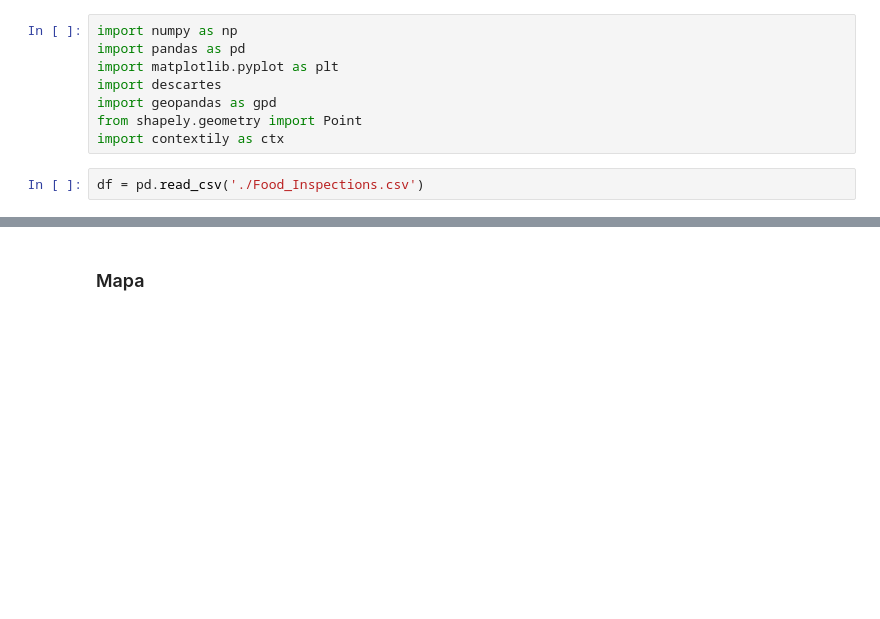
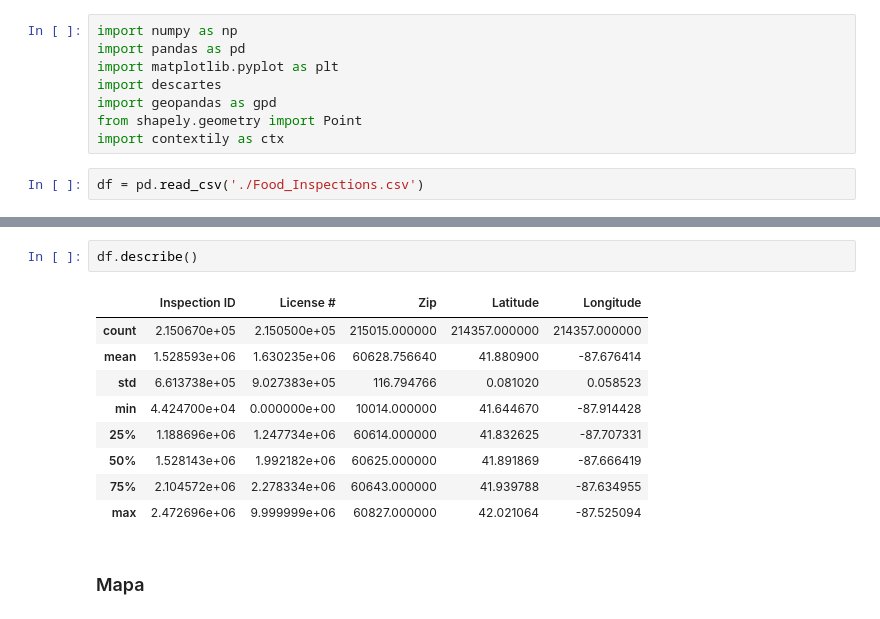
Before and after one commit to DorelyMS/data-product-architecture, a Jupyter notebook: notebooks/eda/Visualizaciones_bruno.ipynb, the cells around one changed output, grey strips where cells are left out. Cells and saved outputs as stored; diff of their text form; blank space fills up the shorter version.

```diff
--- a/notebooks/eda/Visualizaciones.ipynb
+++ b/notebooks/eda/Visualizaciones_bruno.ipynb
@@ -29,3 +30,15 @@ array(['Pass', 'Pass w/ Conditions', 'Fail', 'Not Ready', 'No Entry',
+# %%
+df.describe()
+# %% [output]
+|  | Inspection ID | License # | Zip | Latitude | Longitude |
+| count | 2.150670e+05 | 2.150500e+05 | 215015.000000 | 214357.000000 | 214357.000000 |
+| mean | 1.528593e+06 | 1.630235e+06 | 60628.756640 | 41.880900 | -87.676414 |
+| std | 6.613738e+05 | 9.027383e+05 | 116.794766 | 0.081020 | 0.058523 |
+| min | 4.424700e+04 | 0.000000e+00 | 10014.000000 | 41.644670 | -87.914428 |
+| 25% | 1.188696e+06 | 1.247734e+06 | 60614.000000 | 41.832625 | -87.707331 |
+| 50% | 1.528143e+06 | 1.992182e+06 | 60625.000000 | 41.891869 | -87.666419 |
+| 75% | 2.104572e+06 | 2.278334e+06 | 60643.000000 | 41.939788 | -87.634955 |
+| max | 2.472696e+06 | 9.999999e+06 | 60827.000000 | 42.021064 | -87.525094 |
 # %% [markdown]
 ### Mapa
 # %%
```
Also changed, not shown: parts of 4 cells of this notebook.
